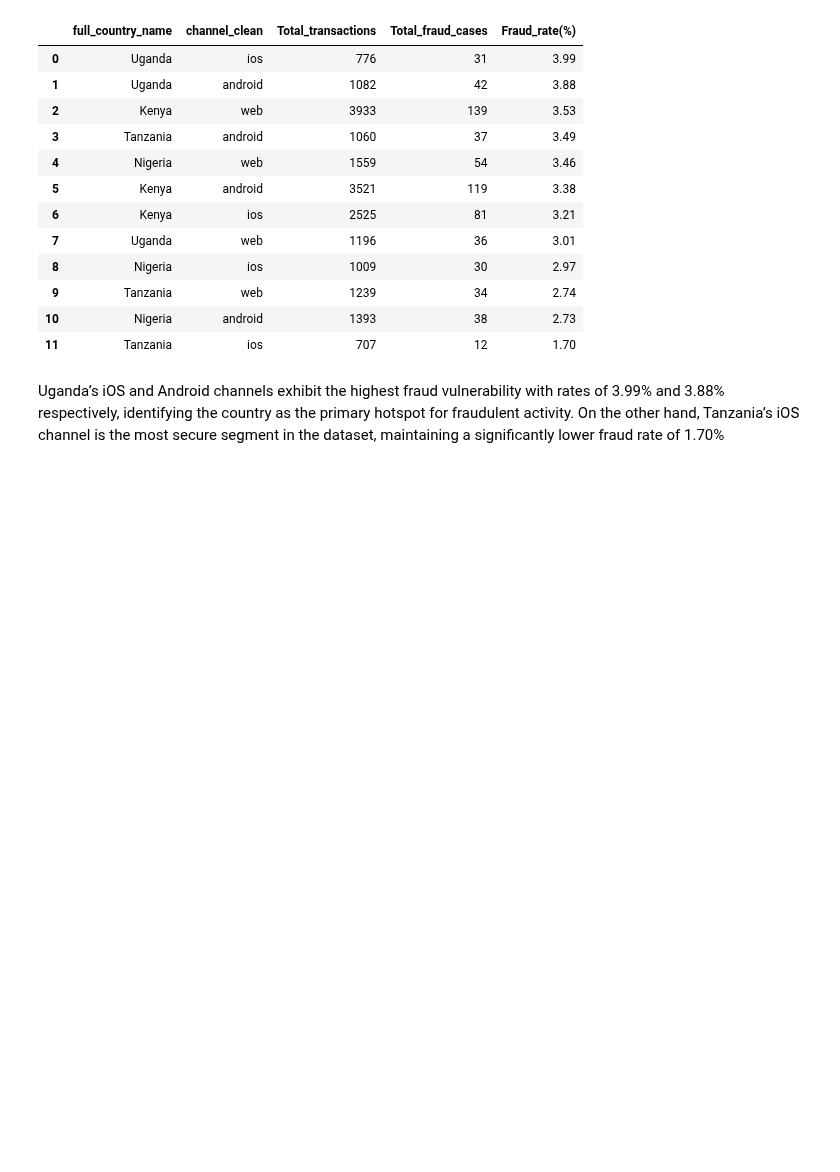
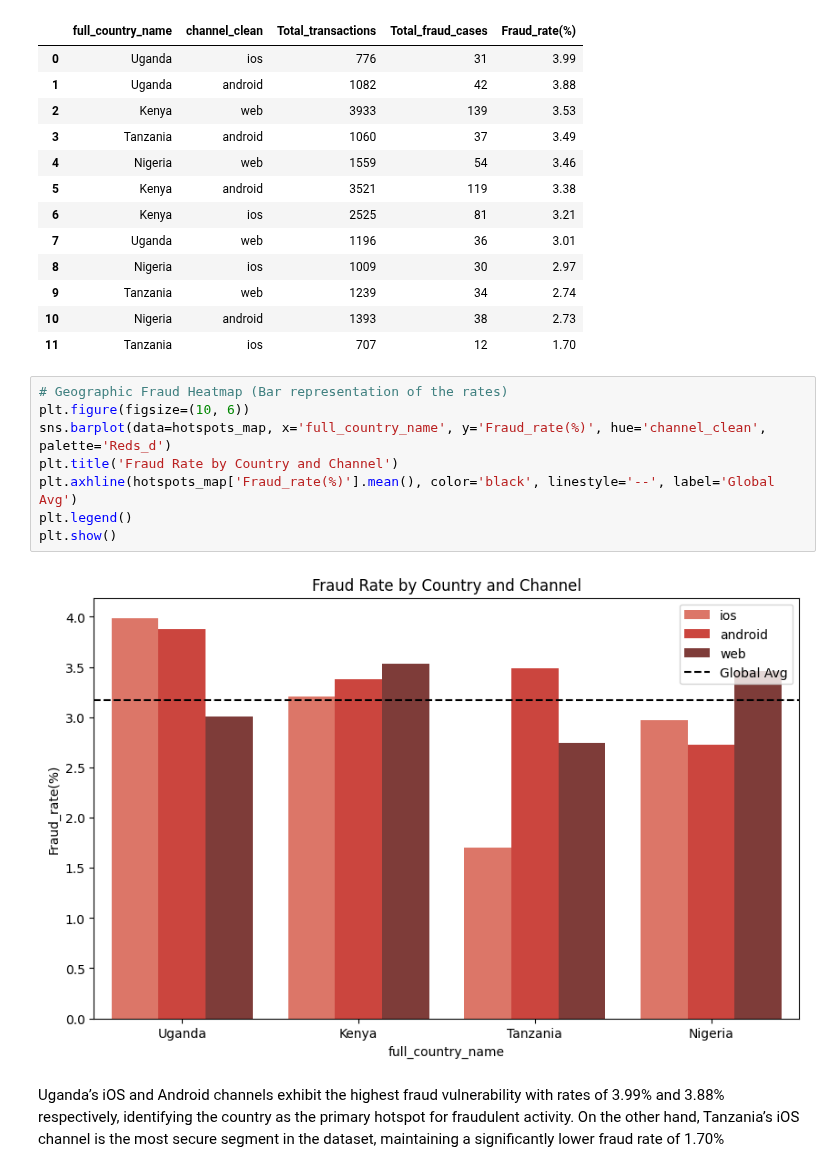
Before and after one commit to mutumaian29/payments-intelligence, a Jupyter notebook: Fraud_and_Monitoring(Project_Shield_and_Scale).ipynb, the cells around one changed output. Cells and saved outputs as stored; diff of their text form; blank space fills up the shorter version.

```diff
--- a/Fraud_and_Monitoring(Project_Shield_and_Scale).ipynb
+++ b/Fraud_and_Monitoring(Project_Shield_and_Scale).ipynb
@@ -511,6 +514,16 @@ hotspots_map
 | 9 | Tanzania | web | 1239 | 34 | 2.74 |
 | 10 | Nigeria | android | 1393 | 38 | 2.73 |
 | 11 | Tanzania | ios | 707 | 12 | 1.70 |
+# %%
+# Geographic Fraud Heatmap (Bar representation of the rates)
+plt.figure(figsize=(10, 6))
+sns.barplot(data=hotspots_map, x='full_country_name', y='Fraud_rate(%)', hue='channel_clean', palette='Reds_d')
+plt.title('Fraud Rate by Country and Channel')
+plt.axhline(hotspots_map['Fraud_rate(%)'].mean(), color='black', linestyle='--', label='Global Avg')
+plt.legend()
+plt.show()
+# %% [output]
+[figure, added]
 # %% [markdown]
 Uganda’s iOS and Android channels exhibit the highest fraud vulnerability with rates of 3.99% and 3.88% respectively, identifying the country as the primary hotspot for fraudulent activity. On the other hand, Tanzania’s iOS channel is the most secure segment in the dataset, maintaining a significantly lower fraud rate of 1.70%
 # %% [markdown]
```
Also changed, not shown: parts of 6 cells of this notebook.
